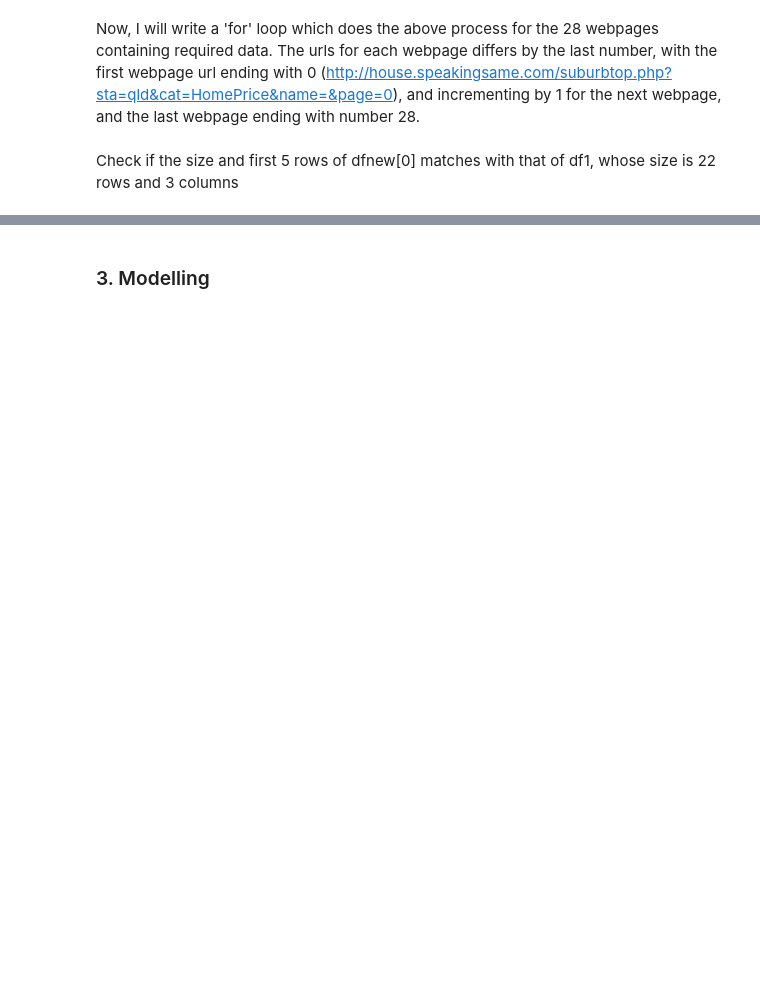
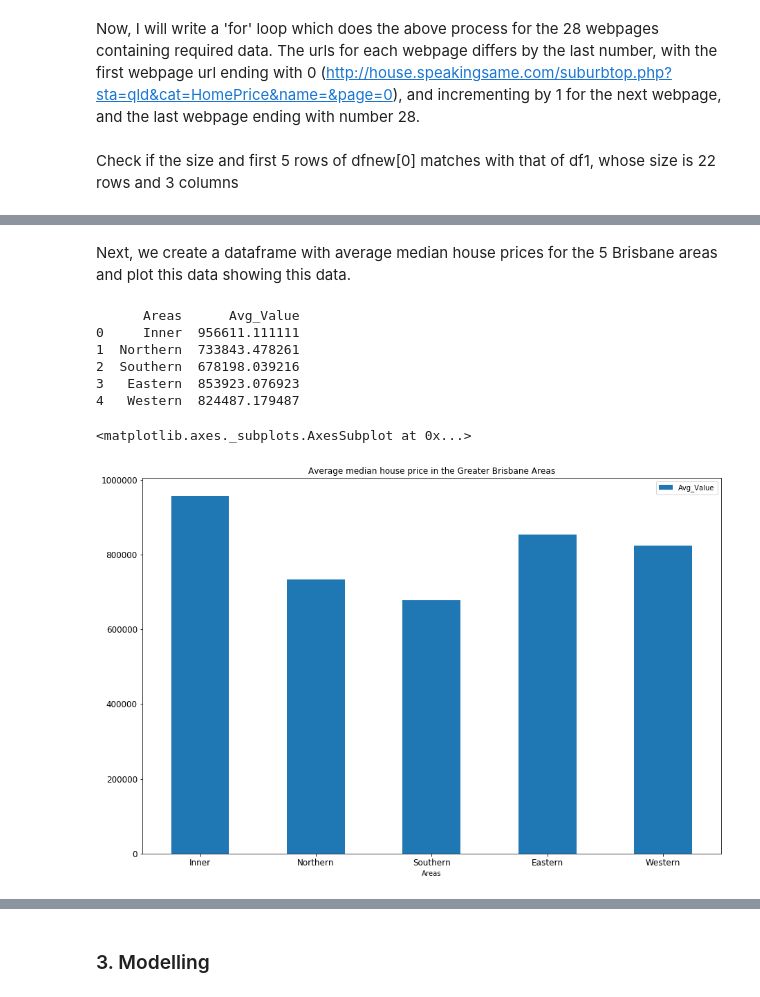
Before and after one commit to aminathshausan/Coursera_Capstone, a Jupyter notebook: The Battle of Neighborhoods (Part I).ipynb, the cells around one changed output, grey strips where cells are left out. Drawn from its saved outputs; the diff is of its cells as text; code cells hidden in the pictures; blank space fills up the shorter version.

```diff
--- a/The Battle of Neighborhoods (Part I).ipynb
+++ b/The Battle of Neighborhoods (Part I).ipynb
@@ -202,0 +247,6 @@ Note that the dataframe brisbane_df contains data on 178 suburbs which means tha
+# %%
+#remove $  sign and commas from the Value column
+brisbane_df['Value'] = brisbane_df.Value.str.strip('$')
+brisbane_df['Value'] = brisbane_df['Value'].str.replace(',', '').astype(float)
+print(type(brisbane_df.Value))
+print(brisbane_df.head())
@@ -202,0 +266,33 @@ Note that the dataframe brisbane_df contains data on 178 suburbs which means tha
+# %% [markdown]
+Next, we create a dataframe with average median house prices for the 5 Brisbane areas and plot this data showing this data.
+# %%
+#create a dataframe consisting with average median house price for the regions: inner, noth, south, east,  west suburbs
+#and  plot a bargraph of these averages
+
+#north_df =  brisbane_df.query('Suburb in @north_sub')
+inner_mean = brisbane_df.query('Suburb in @inner_sub').Value.mean()
+north_mean = brisbane_df.query('Suburb in @north_sub').Value.mean()
+south_mean = brisbane_df.query('Suburb in @south_sub').Value.mean()
+east_mean = brisbane_df.query('Suburb in @east_sub').Value.mean()
+west_mean = brisbane_df.query('Suburb in @west_sub').Value.mean()
+#print(north_df['Value'].mean(), north_mean)
+#print(inner_mean, north_mean, south_mean, east_mean, west_mean)
+#print(north_df.shape)
+#print(north_df.head())
+
+mean_df = pd.DataFrame({'Areas':['Inner', 'Northern', 'Southern', 'Eastern', 'Western'],
+                        'Avg_Value':[inner_mean, north_mean, south_mean, east_mean, west_mean]})
+print(mean_df)
+# %% [output]
+      Areas      Avg_Value
+0     Inner  956611.111111
+1  Northern  733843.478261
+2  Southern  678198.039216
+3   Eastern  853923.076923
+4   Western  824487.179487
+# %%
+ax = mean_df.plot.bar(x='Areas', y='Avg_Value', rot=0, title ="Average median house price in the Greater Brisbane Areas", figsize=(15, 10),  fontsize=12)
+ax
+# %% [output]
+<matplotlib.axes._subplots.AxesSubplot at 0x...>
+[figure, added]
```
Also changed, not shown: parts of 73 cells of this notebook.
